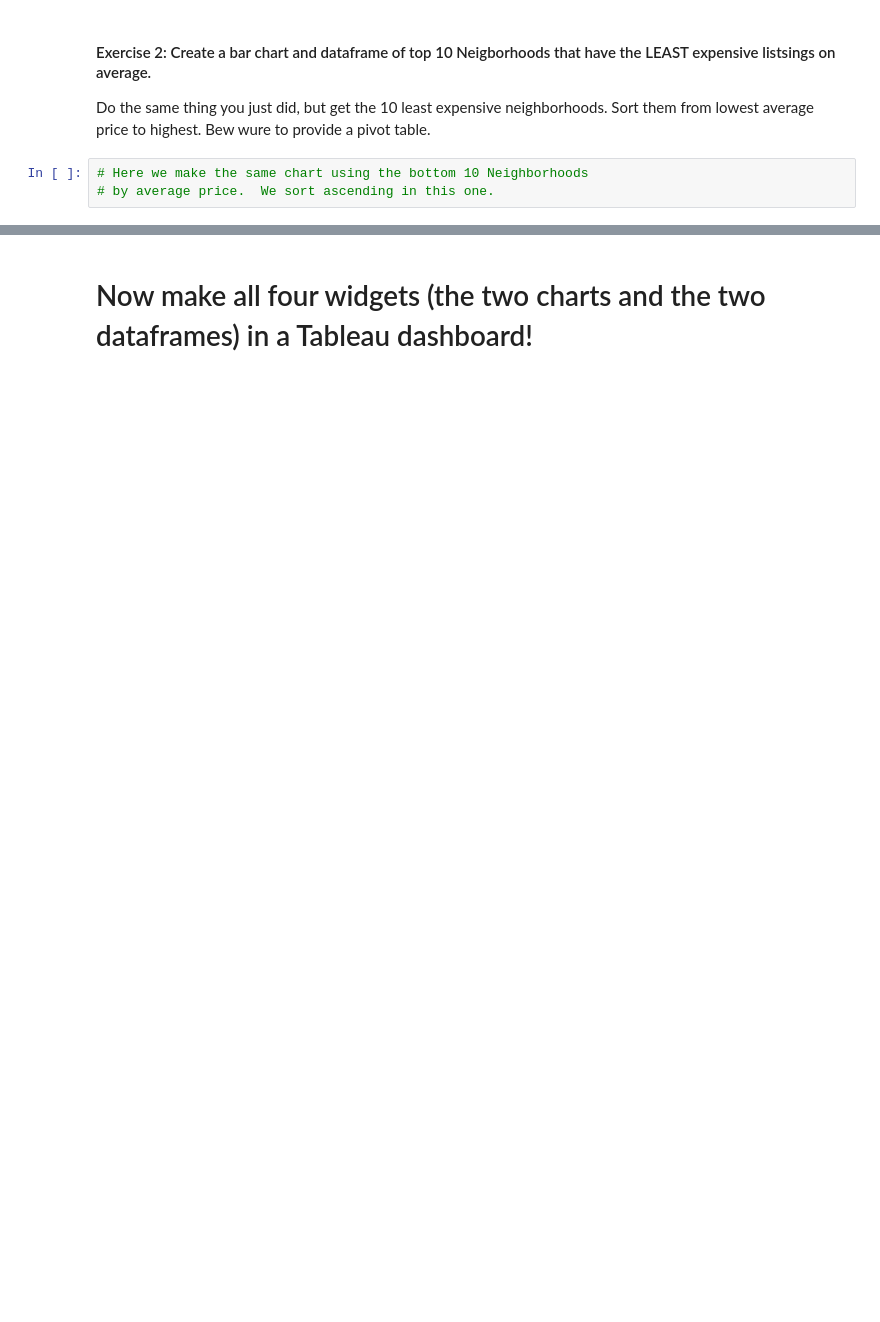
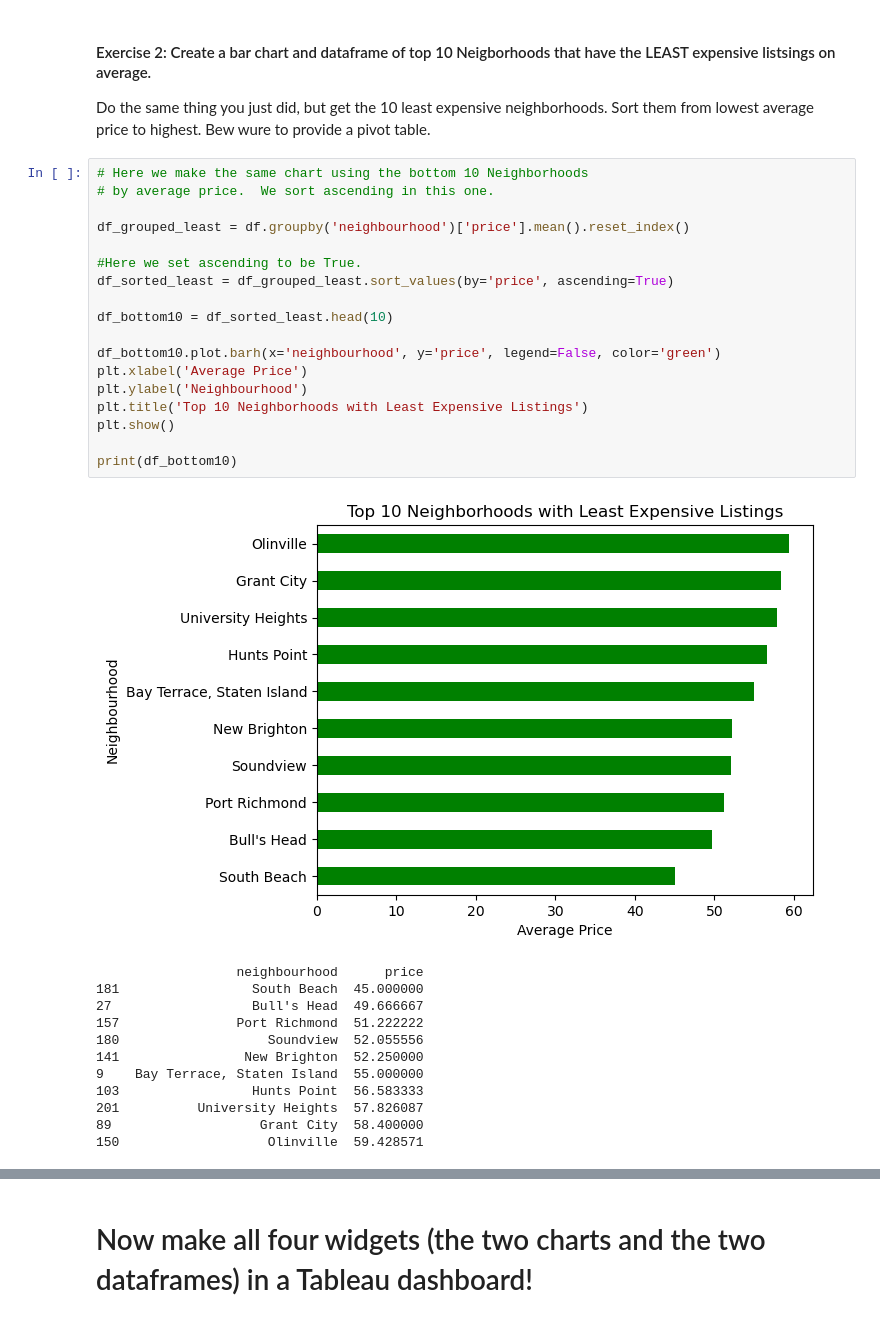
Before and after one commit to notreyreyes/my-fork-2024-fall-data-science, a Jupyter notebook: Week-03-Data_Analytics-Data_Viz-BI_tools/Exercise-RR.ipynb, the cells around one changed output, grey strips where cells are left out. Cells and saved outputs as stored; diff of their text form; blank space fills up the shorter version.

```diff
--- a/Week-03-Data_Analytics-Data_Viz-BI_tools/Exercise-RR.ipynb
+++ b/Week-03-Data_Analytics-Data_Viz-BI_tools/Exercise-RR.ipynb
@@ -47,5 +89,33 @@ Do the same thing you just did, but get the 10 least expensive neighborhoods.  S
 # %%
 # Here we make the same chart using the bottom 10 Neighborhoods
 # by average price.  We sort ascending in this one.
+
+df_grouped_least = df.groupby('neighbourhood')['price'].mean().reset_index()
+
+#Here we set ascending to be True.
+df_sorted_least = df_grouped_least.sort_values(by='price', ascending=True)
+
+df_bottom10 = df_sorted_least.head(10)
+
+df_bottom10.plot.barh(x='neighbourhood', y='price', legend=False, color='green')
+plt.xlabel('Average Price')
+plt.ylabel('Neighbourhood')
+plt.title('Top 10 Neighborhoods with Least Expensive Listings')
+plt.show()
+
+print(df_bottom10)
+# %% [output]
+[figure, added]
+                  neighbourhood      price
+181                 South Beach  45.000000
+27                  Bull's Head  49.666667
+157               Port Richmond  51.222222
+180                   Soundview  52.055556
+141                New Brighton  52.250000
+9    Bay Terrace, Staten Island  55.000000
+103                 Hunts Point  56.583333
+201          University Heights  57.826087
+89                   Grant City  58.400000
+150                   Olinville  59.428571
 # %%
 # we also would like to have the corresponding pivot table of the lowest 10
```
Also changed, not shown: parts of 5 cells of this notebook.
